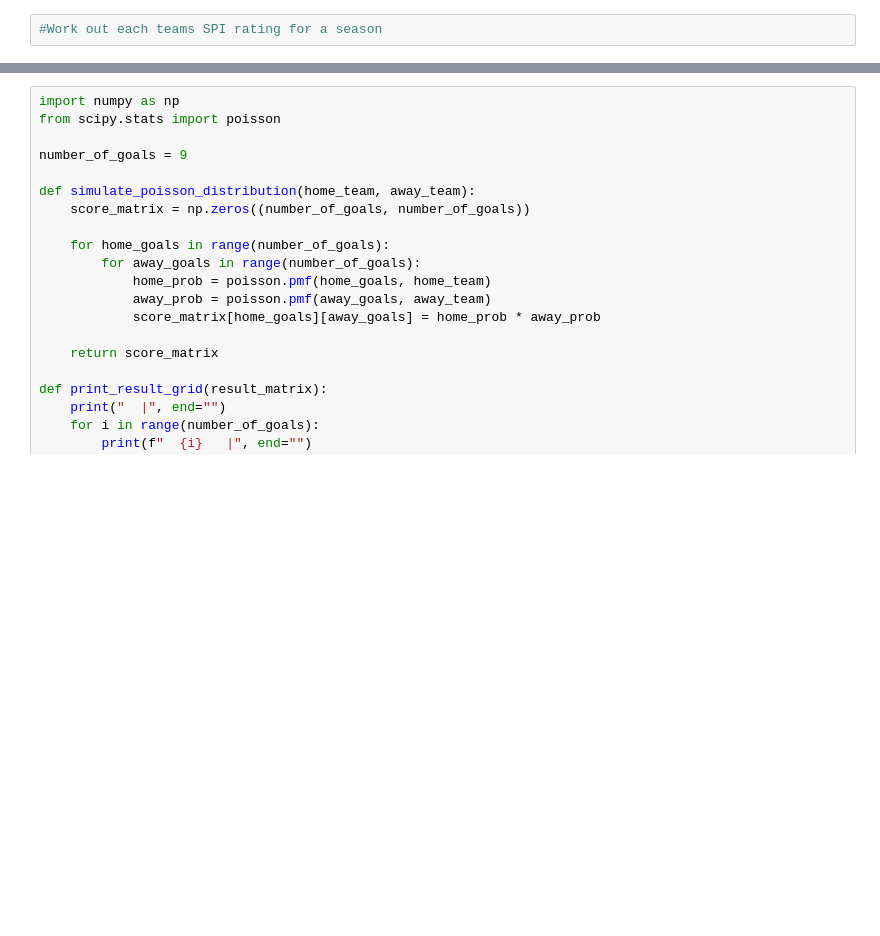
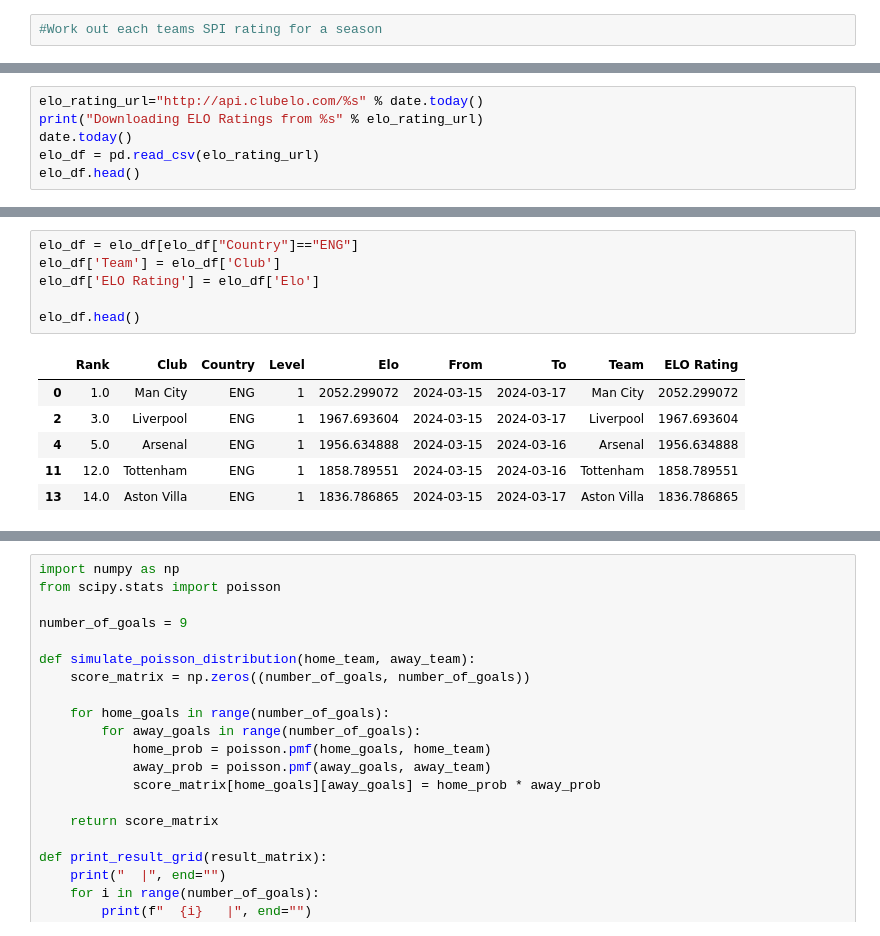
Before and after one commit to jackmaher08/jackmaher08, a Jupyter notebook: Premier League Model.ipynb, the cells around one changed output, grey strips where cells are left out. Drawn from its saved outputs; the diff is of its cells as text; blank space fills up the shorter version.

```diff
--- a/Premier League Model.ipynb
+++ b/Premier League Model.ipynb
@@ -143,0 +196,6 @@ from scipy.stats import poisson
+# %%
+elo_rating_url="http://api.clubelo.com/%s" % date.today()
+print("Downloading ELO Ratings from %s" % elo_rating_url)
+date.today()
+elo_df = pd.read_csv(elo_rating_url)
+elo_df.head()
@@ -144,3 +210,16 @@ from scipy.stats import poisson
+# %%
+elo_df = elo_df[elo_df["Country"]=="ENG"]
+elo_df['Team'] = elo_df['Club']
+elo_df['ELO Rating'] = elo_df['Elo']
+
+elo_df.head()
+# %% [output]
+|  | Rank | Club | Country | Level | Elo | From | To | Team | ELO Rating |
+| 0 | 1.0 | Man City | ENG | 1 | 2052.299072 | 2024-03-15 | 2024-03-17 | Man City | 2052.299072 |
+| 2 | 3.0 | Liverpool | ENG | 1 | 1967.693604 | 2024-03-15 | 2024-03-17 | Liverpool | 1967.693604 |
+| 4 | 5.0 | Arsenal | ENG | 1 | 1956.634888 | 2024-03-15 | 2024-03-16 | Arsenal | 1956.634888 |
+| 11 | 12.0 | Tottenham | ENG | 1 | 1858.789551 | 2024-03-15 | 2024-03-16 | Tottenham | 1858.789551 |
+| 13 | 14.0 | Aston Villa | ENG | 1 | 1836.786865 | 2024-03-15 | 2024-03-17 | Aston Villa | 1836.786865 |
 # %%
 #calculate the win/lose/draw probabilities from correct score probabilities using poisson
 
```
Also changed, not shown: parts of 13 cells of this notebook.
